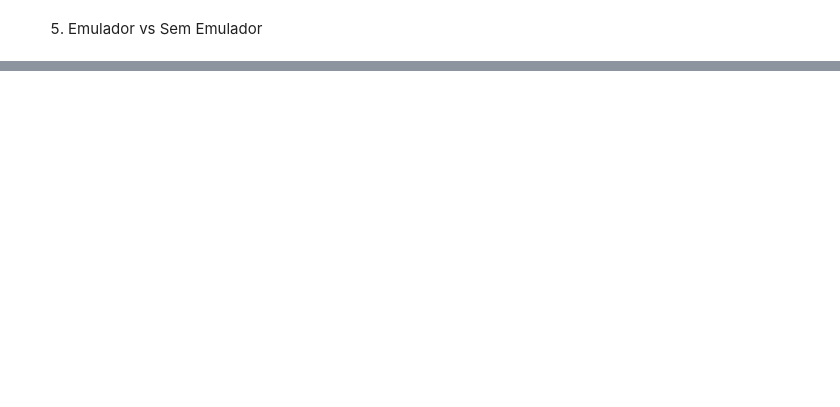
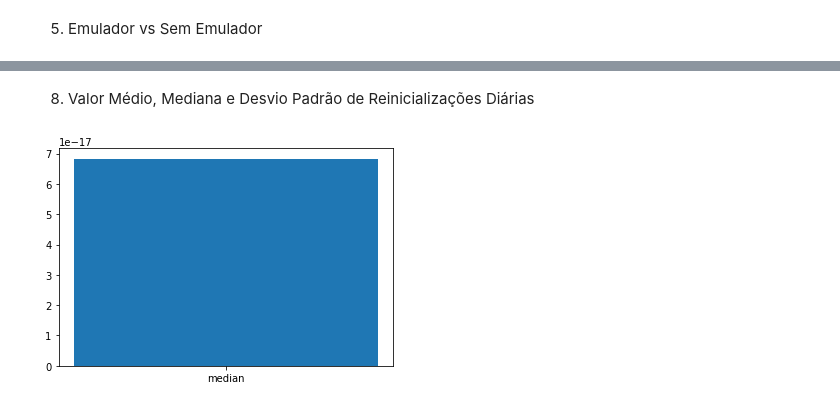
Before and after one commit to mrdedede/Incognia-Project, a Jupyter notebook: graficos.ipynb, the cells around one changed output, grey strips where cells are left out. Drawn from its saved outputs; the diff is of its cells as text; code cells hidden in the pictures; blank space fills up the shorter version.

```diff
--- a/graficos.ipynb
+++ b/graficos.ipynb
@@ -136,0 +175,16 @@ emulator_graphic(logins)
+# %% [markdown]
+8. Valor Médio, Mediana e Desvio Padrão de Reinicializações Diárias
+# %%
+def plot_daily_boot(logins):
+    boot_frequency_per_day = np.array([logins['boot_frequency_per_day'].mean(),
+                            logins['boot_frequency_per_day'].median(),
+                            logins['boot_frequency_per_day'].std()])
+
+    plt.figure()
+    plt.bar(['mean', 'median', 'std'], boot_frequency_per_day)
+
+plot_daily_boot(logins_copy)
+
+# INVESTIGATE!!
+# %% [output]
+[figure, added]
```
Also changed, not shown: parts of 16 cells of this notebook, 2 other files.
